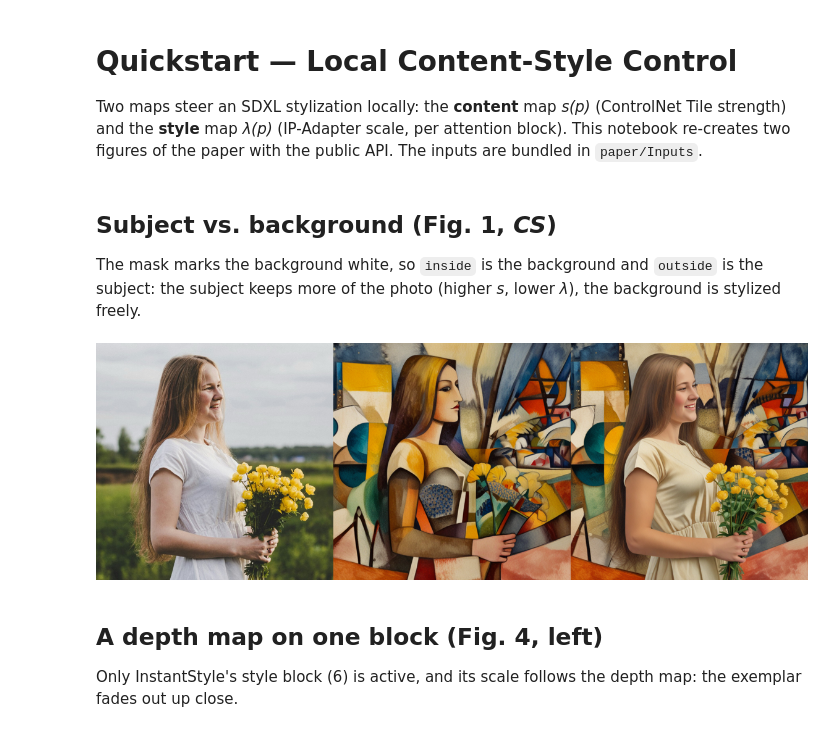
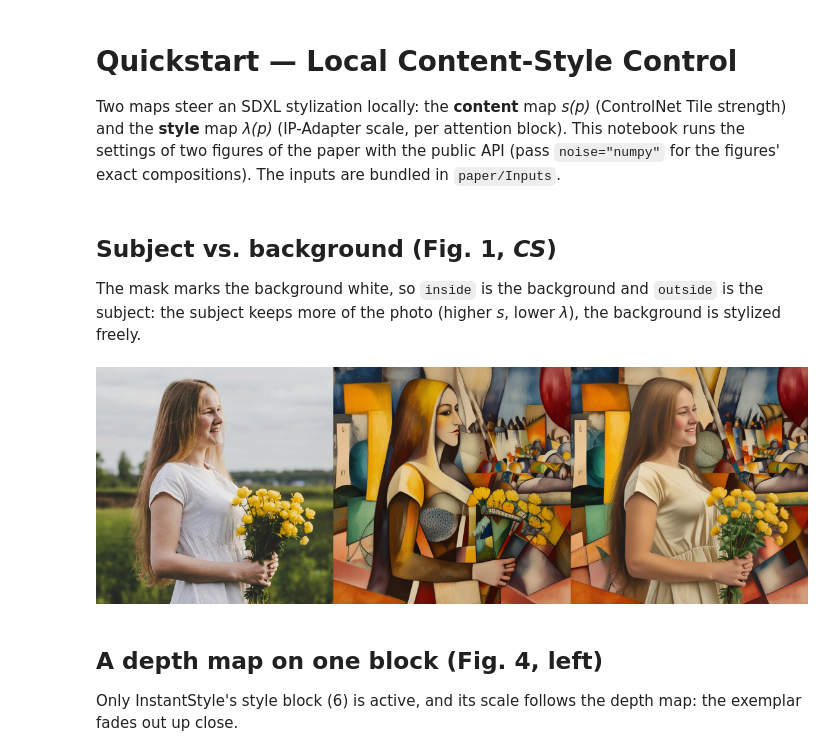
Before and after one commit to DigitalMasterpieces/local-content-style, a Jupyter notebook: examples/quickstart.ipynb, the cells around one changed output. Drawn from its saved outputs; the diff is of its cells as text; code cells hidden in the pictures.

```diff
--- a/examples/quickstart.ipynb
+++ b/examples/quickstart.ipynb
@@ -1,7 +1,7 @@
 # %% [markdown]
 # Quickstart — Local Content-Style Control
 
-Two maps steer an SDXL stylization locally: the **content** map *s(p)* (ControlNet Tile strength) and the **style** map *λ(p)* (IP-Adapter scale, per attention block). This notebook re-creates two figures of the paper with the public API. The inputs are bundled in `paper/Inputs`.
+Two maps steer an SDXL stylization locally: the **content** map *s(p)* (ControlNet Tile strength) and the **style** map *λ(p)* (IP-Adapter scale, per attention block). This notebook runs the settings of two figures of the paper with the public API (pass `noise="numpy"` for the figures' exact compositions). The inputs are bundled in `paper/Inputs`.
 # %%
 from pathlib import Path
 from PIL import Image
@@ -16,23 +16,23 @@ The mask marks the background white, so `inside` is the background and `outside`
 # %%
 mask = inputs / 'masks/showcase/danila-perevoshchikov-77p2DAx00EA-unsplash-mask.jpeg'
 prompt = 'a young woman holding a bouquet of yellow flowers, cubist painting, fragmented forms, Albert Gleizes inspired'
-content, style = inputs / 'content/showcase/danila-1024.jpg', inputs / 'styles/gleizes_paysage_cubiste_sq.jpg'
+content, style = inputs / 'content/showcase/danila-1024.jpg', inputs / 'styles/gleizes_paysage_cubiste_sq.png'
 
 uniform = lcs(prompt, content, style, content_strength=0.35, style_strength=1.0, seed=1447777030)
 local = lcs(prompt, content, style,
             content_strength=Region(mask, inside=0.35, outside=0.7),
             style_strength=Region(mask, inside=1.0, outside=0.3),
             seed=1447777030)
 
 def row(*images, size=384):
     out = Image.new('RGB', (size * len(images), size))
     for i, im in enumerate(images):
         out.paste((Image.open(im) if isinstance(im, Path) else im).convert('RGB').resize((size, size)), (i * size, 0))
     return out
 
 row(content, uniform, local)
 # %% [output]
-[figure, old version]
+[figure, new version]
 # %% [markdown]
 ## A depth map on one block (Fig. 4, left)
 
```
Also changed, not shown: 49 other files.
